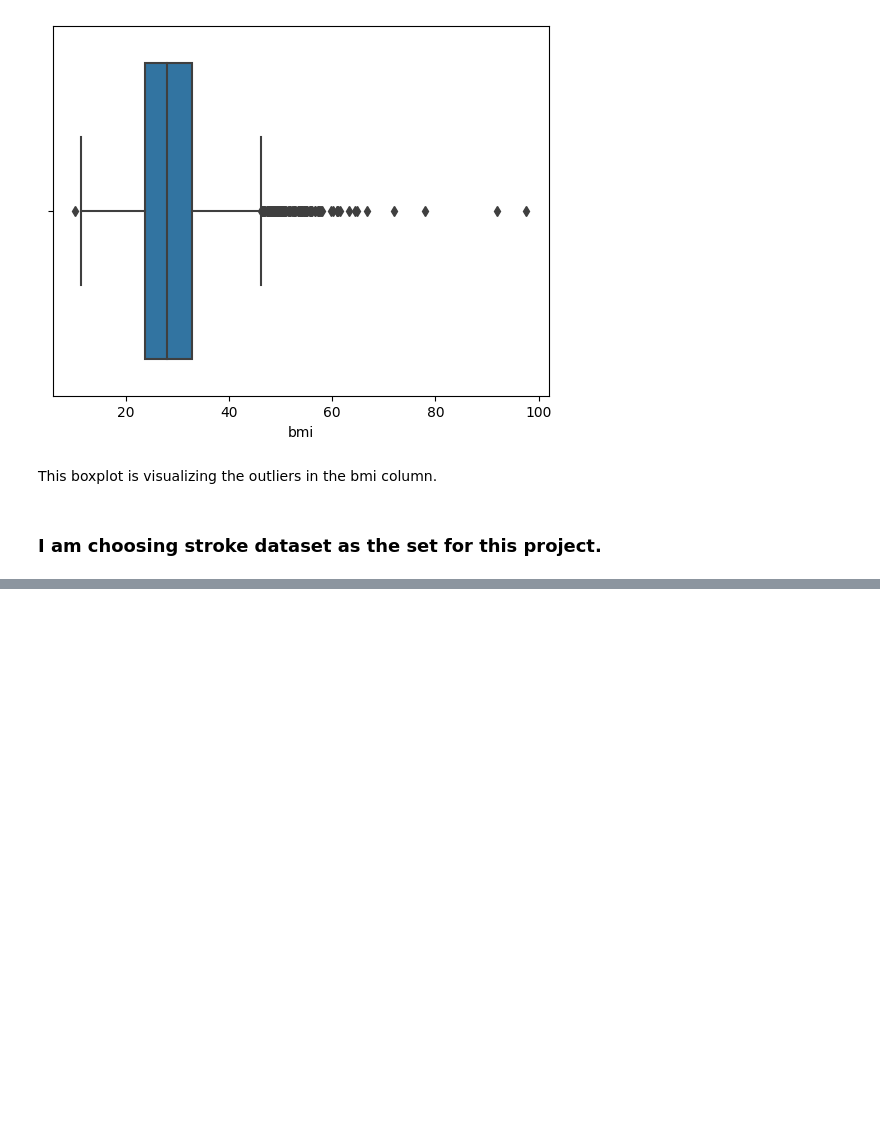
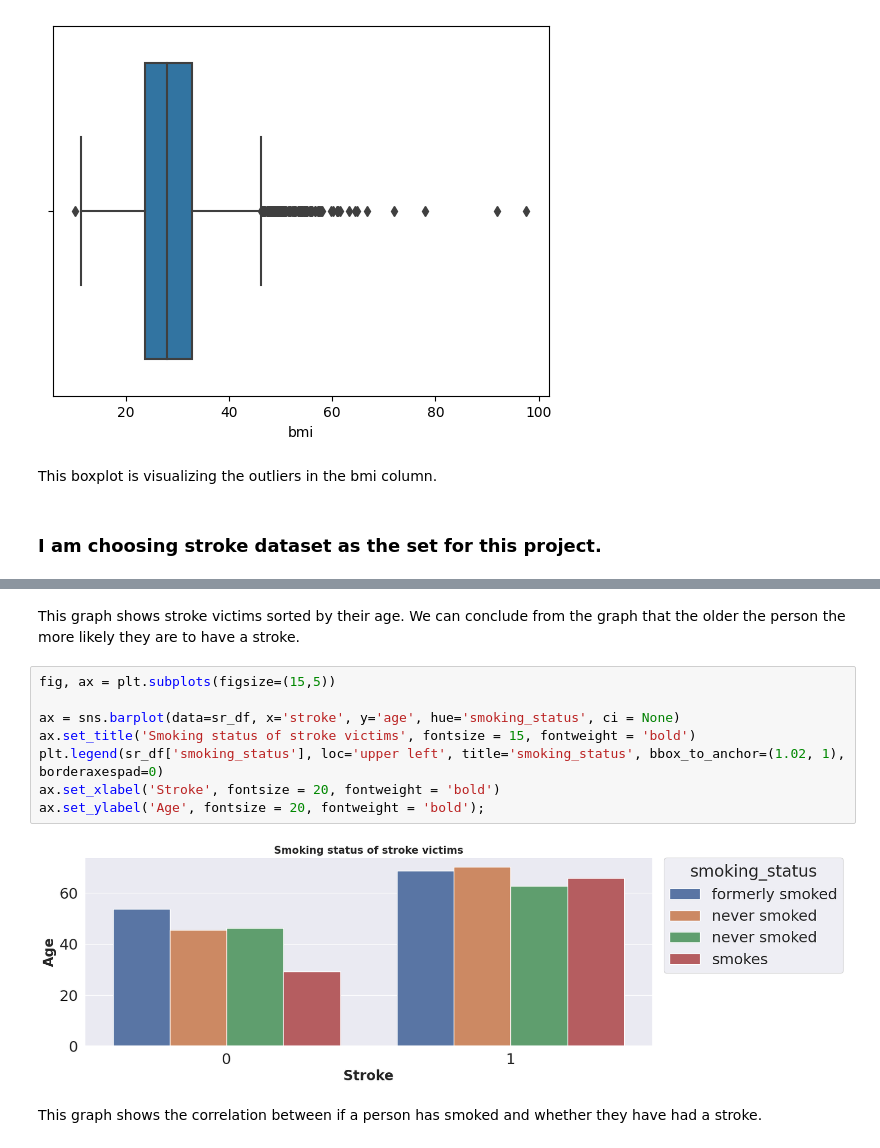
Before and after one commit to GregoryL12/Project-2, a Jupyter notebook: Copy_of_Project_2.ipynb, the cells around one changed output, grey strips where cells are left out. Drawn from its saved outputs; the diff is of its cells as text; blank space fills up the shorter version.

```diff
--- a/Copy_of_Project_2.ipynb
+++ b/Copy_of_Project_2.ipynb
@@ -243,0 +299,14 @@ This boxplot is visualizing the outliers in the bmi column.
+# %% [markdown]
+This graph shows stroke victims sorted by their age. We can conclude from the graph that the older the person the more likely they are to have a stroke.
+# %%
+fig, ax = plt.subplots(figsize=(15,5))
+
+ax = sns.barplot(data=sr_df, x='stroke', y='age', hue='smoking_status', ci = None)
+ax.set_title('Smoking status of stroke victims', fontsize = 15, fontweight = 'bold')
+plt.legend(sr_df['smoking_status'], loc='upper left', title='smoking_status', bbox_to_anchor=(1.02, 1), borderaxespad=0)
+ax.set_xlabel('Stroke', fontsize = 20, fontweight = 'bold')
+ax.set_ylabel('Age', fontsize = 20, fontweight = 'bold');
+# %% [output]
+[figure, added]
+# %% [markdown]
+This graph shows the correlation between if a person has smoked and whether they have had a stroke.
```
Also changed, not shown: parts of 7 cells of this notebook.
